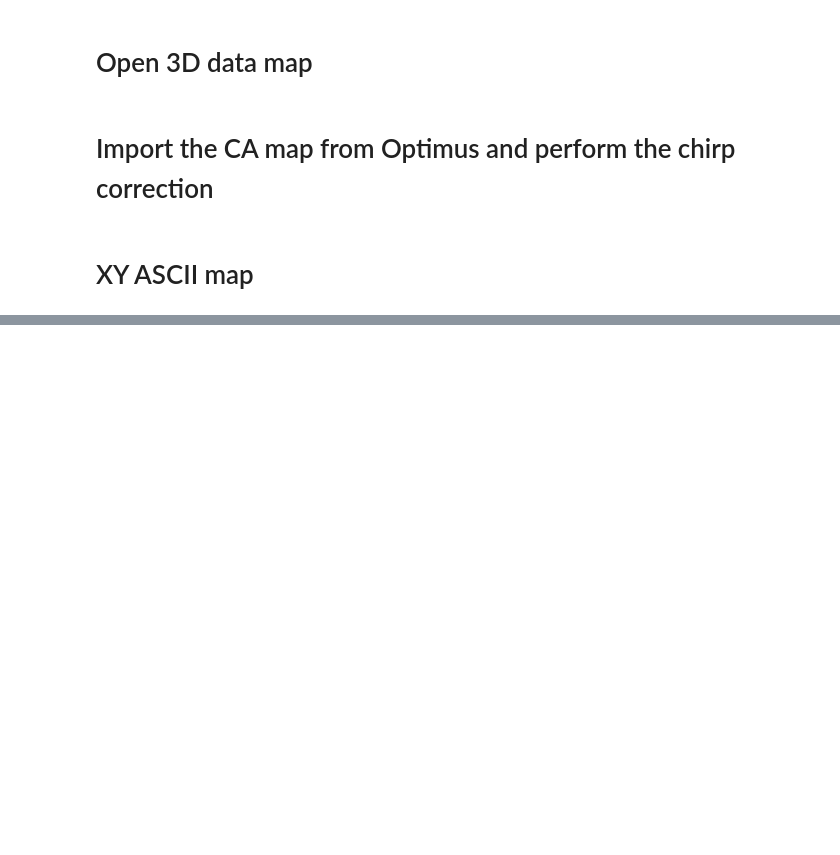
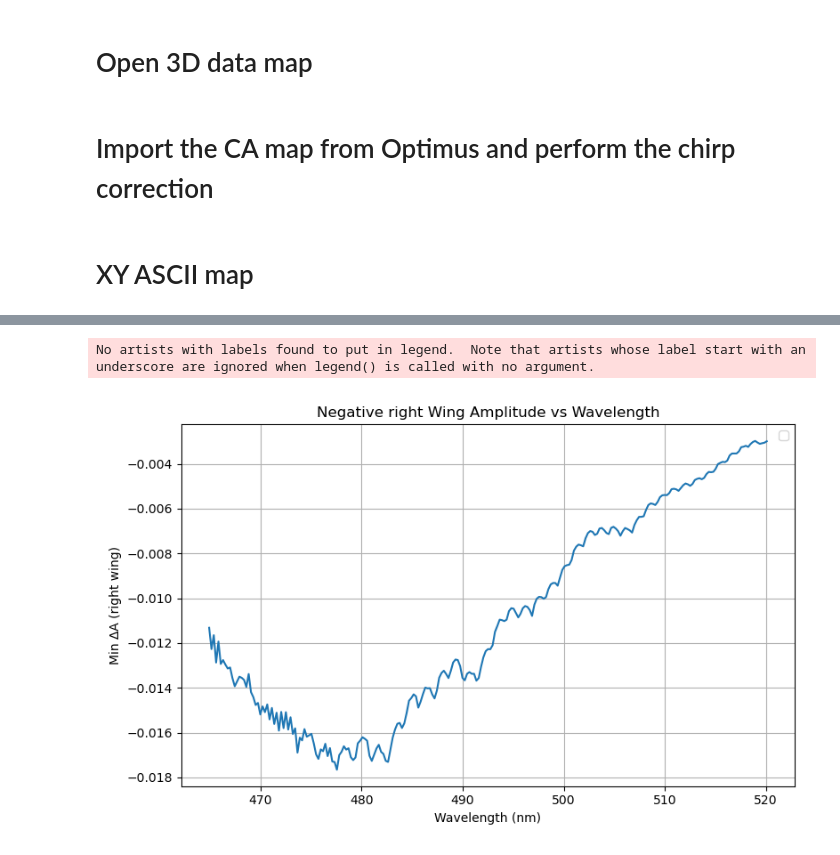
Before and after one commit to SchlauCohenLab/Arthur-s-code-, a Jupyter notebook: Data_Analysis/Analysis_Optimus_results.ipynb, the cells around one changed output, grey strips where cells are left out. Drawn from its saved outputs; the diff is of its cells as text; code cells hidden in the pictures; blank space fills up the shorter version.

```diff
--- a/Data_Analysis/Analysis_Optimus_results.ipynb
+++ b/Data_Analysis/Analysis_Optimus_results.ipynb
@@ -398,0 +440,24 @@ File 'Cu(dchtmp)_afterLDA.ana' has been created successfully.
+# %%
+#Raw Dataset
+# Define the time range of the right wing
+right_time_window = dataset.time > 0  # or finer: (dataset.time > 0.1) & (dataset.time < 0.5)
+
+# Select only the right wing
+right_wing = dataset.data.sel(time=right_time_window)
+
+# Find minimum (most negative) value over time axis for each wavelength
+right_min_amp = right_wing.min(dim="time", skipna=True)
+
+# Plot amplitude vs wavelength
+plt.figure(figsize=(8, 5))
+plt.plot(dataset.spectral, right_min_amp)
+plt.xlabel("Wavelength (nm)")
+plt.ylabel("Min ∆A (right wing)")
+plt.title("Negative right Wing Amplitude vs Wavelength")
+plt.grid(True)
+plt.legend()
+plt.tight_layout()
+plt.show()
+# %% [output]
+No artists with labels found to put in legend.  Note that artists whose label start with an underscore are ignored when legend() is called with no argument.
+[figure, added]
```
Also changed, not shown: parts of 14 cells of this notebook.
